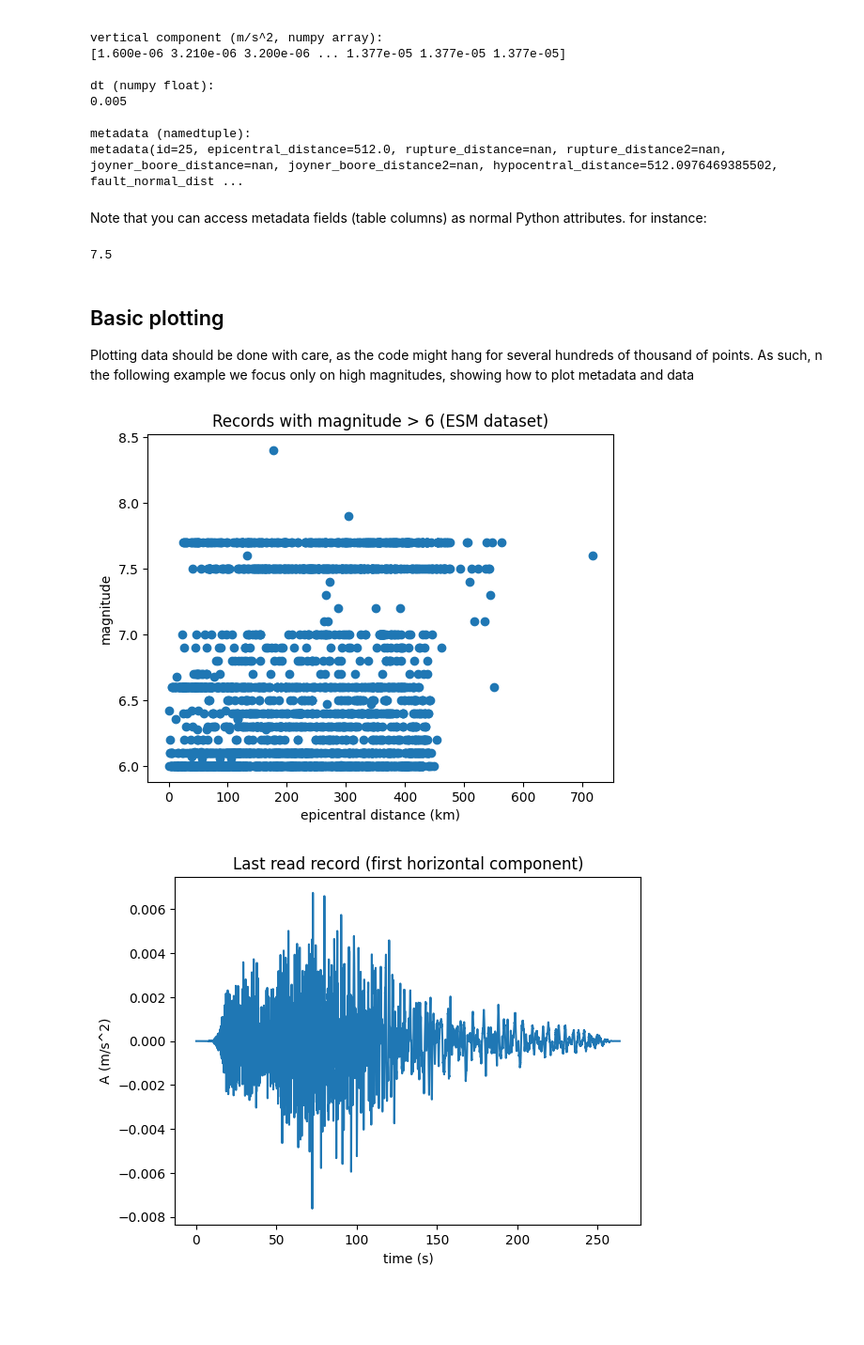
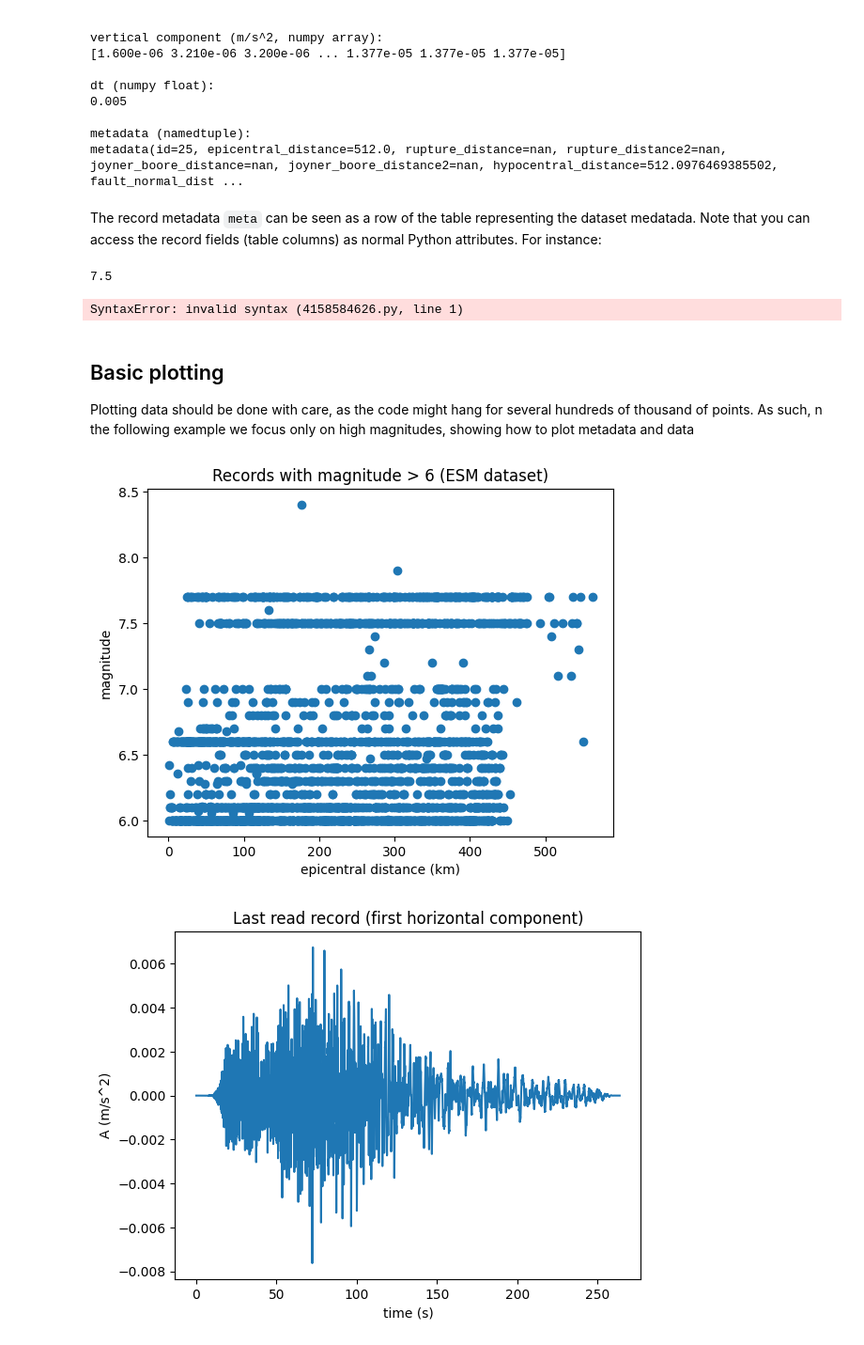
Before and after one commit to rizac/gmgt, a Jupyter notebook: gmgt.ipynb, the cells around one changed output. Shown at 94% size. Saved outputs shown, nothing was run; the diff lists cells and outputs as text; code cells hidden in the pictures; blank space fills up the shorter version.

```diff
--- a/gmgt.ipynb
+++ b/gmgt.ipynb
@@ -23,6 +23,9 @@ for h1, h2, v, dt, meta in get_records(
     file_path,
     min_magnitude=7.5,  # only records with at least magnitude 7.5
     available_components=['HH', 'HHV']  # only records with at least the two horizontal components
+    missing_magnitude=False  # magnitude must be given (this should always be the case)
+    # ... you can add here any metadata field,
+    #     optionallu prefixed with min_ max_ or missing_
 ):
     print(f'1st horizontal component (m/s^2, numpy array):\n{h1}\n')
     print(f'2nd horizontal component (m/s^2, numpy array):\n{h2}\n')
@@ -48,11 +51,17 @@ dt (numpy float):
 metadata (namedtuple):
 metadata(id=25, epicentral_distance=512.0, rupture_distance=nan, rupture_distance2=nan, joyner_boore_distance=nan, joyner_boore_distance2=nan, hypocentral_distance=512.0976469385502, fault_normal_dist ...
 # %% [markdown]
-Note that you can access metadata fields (table columns) as normal Python attributes. for instance:
+The record metadata `meta` can be seen as a row of the table representing the dataset medatada. Note that you can access the record fields (table columns) as normal Python attributes. For instance:
 # %%
 meta.magnitude
 # %% [output]
 7.5
+# %%
+Remeber that the arguments to `get_records` can be any metadata
+field, optionally prefixed with `min_`, `max_` or `missing_`. See
+`get_records` function docstring in the Python module `gmgt.py`
+# %% [output]
+SyntaxError: invalid syntax (4158584626.py, line 1)
 # %% [markdown]
 ## Basic plotting
 
@@ -64,39 +73,40 @@ distances = []
 for h1, h2, v, dt, meta in get_records(
     file_path,
     min_magnitude=6,  # only records with at least magnitude 7.5
+    max_epicentral_distance=600, # only records within 600 km
     available_components=['HH', 'HHV']  # only records with at least the two horizontal components
 ):
     magnitudes.append(meta.magnitude)
     distances.append(meta.epicentral_distance)
 
 from matplotlib import pyplot as plt
 plt.scatter(distances, magnitudes)
 plt.title('Records with magnitude > 6 (ESM dataset)')
 plt.xlabel('epicentral distance (km)')
 plt.ylabel('magnitude')
 plt.show()
 
 import numpy as np
 
 plt.plot(np.arange(len(h1)) * dt, h1)
 plt.title('Last read record (first horizontal component)')
 plt.xlabel('time (s)')
 plt.ylabel('A (m/s^2)')
 plt.show()
 
 plt.plot(np.arange(len(h1)) * dt, h2)
 plt.title('Last read record (second horizontal component)')
 plt.xlabel('time (s)')
 plt.ylabel('A (m/s^2)')
 plt.show()
 
 plt.plot(np.arange(len(h1)) * dt, v)
 plt.title('Last read record (vertical component)')
 plt.xlabel('time (s)')
 plt.ylabel('A (m/s^2)')
 plt.show()
 # %% [output]
-[figure, old version]
+[figure, new version]
 [figure]
 [figure]
 [figure]
```
Also changed, not shown: parts of 1 cell of this notebook.
